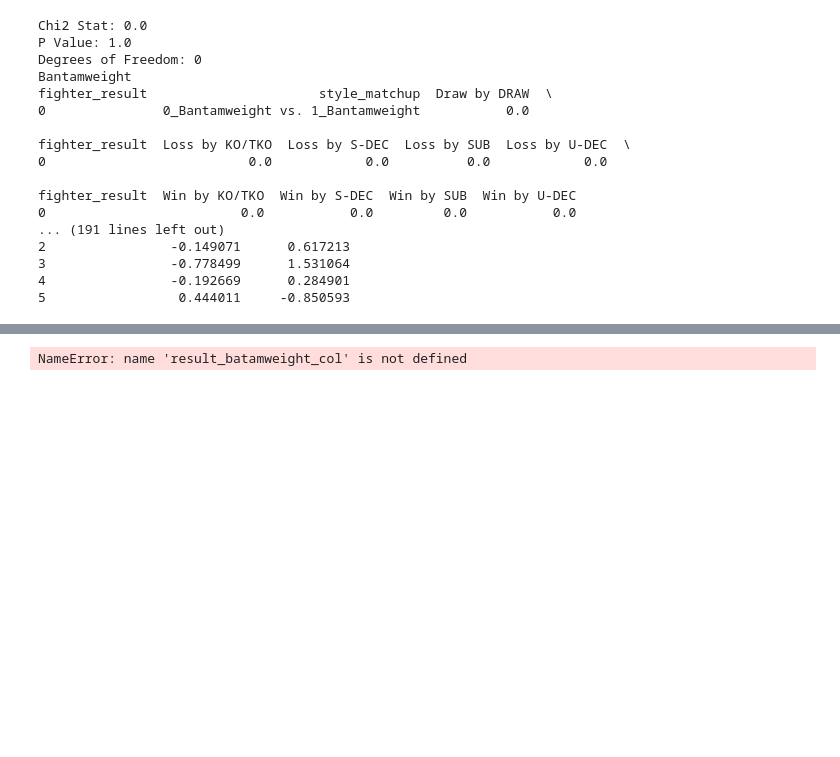
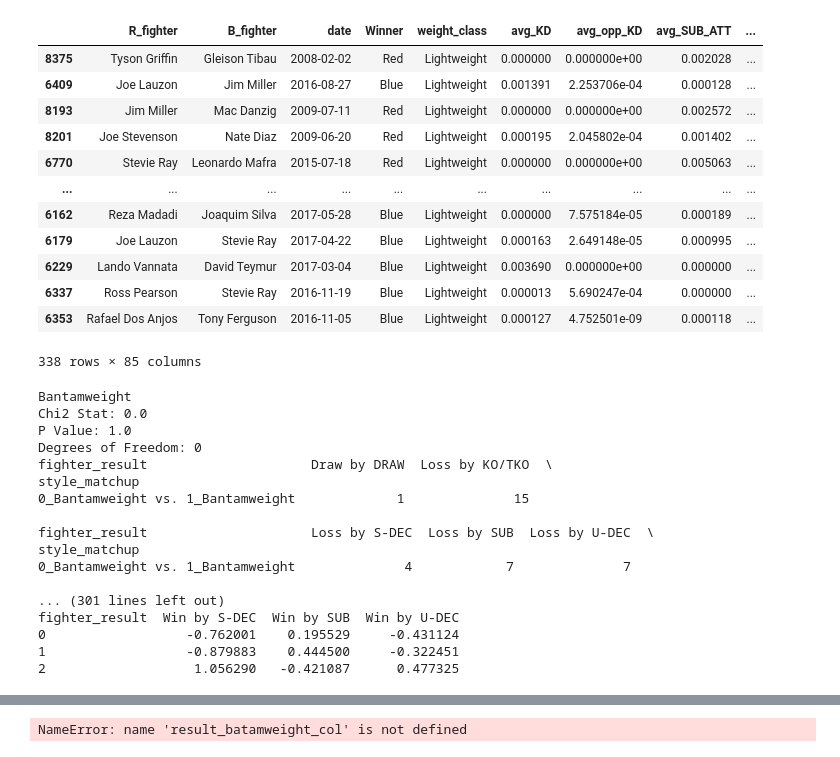
Before and after one commit to john-adeojo/ufc_styles, a Jupyter notebook: notebook/statistical analysis.ipynb, the cells around one changed output, grey strips where cells are left out. Saved outputs shown, nothing was run; the diff lists cells and outputs as text; code cells hidden in the pictures; blank space fills up the shorter version.

```diff
--- a/notebook/statistical analysis.ipynb
+++ b/notebook/statistical analysis.ipynb
@@ -88,3 +86,19 @@ weight_class
+# %%
+analysis_data_opposing_styles.loc[analysis_data_opposing_styles['style_matchup'] == '0_Lightweight vs. 1_Lightweight']
+# %% [output]
+|  | R_fighter | B_fighter | date | Winner | weight_class | avg_KD | avg_opp_KD | avg_SUB_ATT | ... |
+| 8375 | Tyson Griffin | Gleison Tibau | 2008-02-02 | Red | Lightweight | 0.000000 | 0.000000e+00 | 0.002028 | ... |
+| 6409 | Joe Lauzon | Jim Miller | 2016-08-27 | Blue | Lightweight | 0.001391 | 2.253706e-04 | 0.000128 | ... |
+| 8193 | Jim Miller | Mac Danzig | 2009-07-11 | Red | Lightweight | 0.000000 | 0.000000e+00 | 0.002572 | ... |
+| 8201 | Joe Stevenson | Nate Diaz | 2009-06-20 | Red | Lightweight | 0.000195 | 2.045802e-04 | 0.001402 | ... |
+| 6770 | Stevie Ray | Leonardo Mafra | 2015-07-18 | Red | Lightweight | 0.000000 | 0.000000e+00 | 0.005063 | ... |
+| ... | ... | ... | ... | ... | ... | ... | ... | ... | ... |
+| 6162 | Reza Madadi | Joaquim Silva | 2017-05-28 | Blue | Lightweight | 0.000000 | 7.575184e-05 | 0.000189 | ... |
+| 6179 | Joe Lauzon | Stevie Ray | 2017-04-22 | Blue | Lightweight | 0.000163 | 2.649148e-05 | 0.000995 | ... |
+| 6229 | Lando Vannata | David Teymur | 2017-03-04 | Blue | Lightweight | 0.003690 | 0.000000e+00 | 0.000000 | ... |
+| 6337 | Ross Pearson | Stevie Ray | 2016-11-19 | Blue | Lightweight | 0.000013 | 5.690247e-04 | 0.000000 | ... |
+| 6353 | Rafael Dos Anjos | Tony Ferguson | 2016-11-05 | Blue | Lightweight | 0.000127 | 4.752501e-09 | 0.000118 | ... |
+338 rows × 85 columns
 # %%
 from scripts.chisquareanalysis import ChiSquareAnalysis
 
@@ -98,28 +112,28 @@ for weights in weight_class:
     result = analysis.run_chisquare_analysis('fighter_result')
 
     # Save the result in the dictionary with the weight as the key
-    print(weights)
-    print(result)
+    # print(weights)
+    # print(result)
 
 # Display the results dictionary
 # %% [output]
+Bantamweight
 Chi2 Stat: 0.0
 P Value: 1.0
 Degrees of Freedom: 0
-Bantamweight
-fighter_result                      style_matchup  Draw by DRAW  \
-0               0_Bantamweight vs. 1_Bantamweight           0.0
+fighter_result                     Draw by DRAW  Loss by KO/TKO  \
+style_matchup
+0_Bantamweight vs. 1_Bantamweight             1              15
 
-fighter_result  Loss by KO/TKO  Loss by S-DEC  Loss by SUB  Loss by U-DEC  \
-0                          0.0            0.0          0.0            0.0
+fighter_result                     Loss by S-DEC  Loss by SUB  Loss by U-DEC  \
+style_matchup
+0_Bantamweight vs. 1_Bantamweight              4            7              7
 
-fighter_result  Win by KO/TKO  Win by S-DEC  Win by SUB  Win by U-DEC
-0                         0.0           0.0         0.0           0.0
-... (191 lines left out)
-2                -0.149071      0.617213
-3                -0.778499      1.531064
-4                -0.192669      0.284901
-5                 0.444011     -0.850593
+... (301 lines left out)
+fighter_result  Win by S-DEC  Win by SUB  Win by U-DEC
+0                  -0.762001    0.195529     -0.431124
+1                  -0.879883    0.444500     -0.322451
+2                   1.056290   -0.421087      0.477325
 # %%
 fighter_result = list(analysis_data_opposing_styles['fighter_result'].drop_duplicates())
 # %%
```
Also changed, not shown: parts of 4 cells of this notebook, 14 other files.
